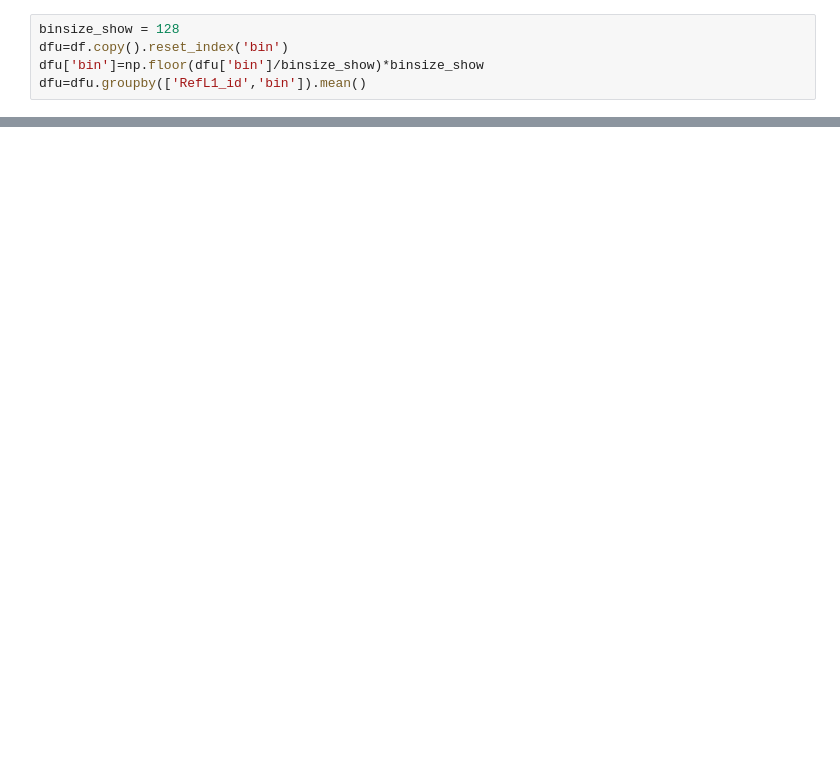
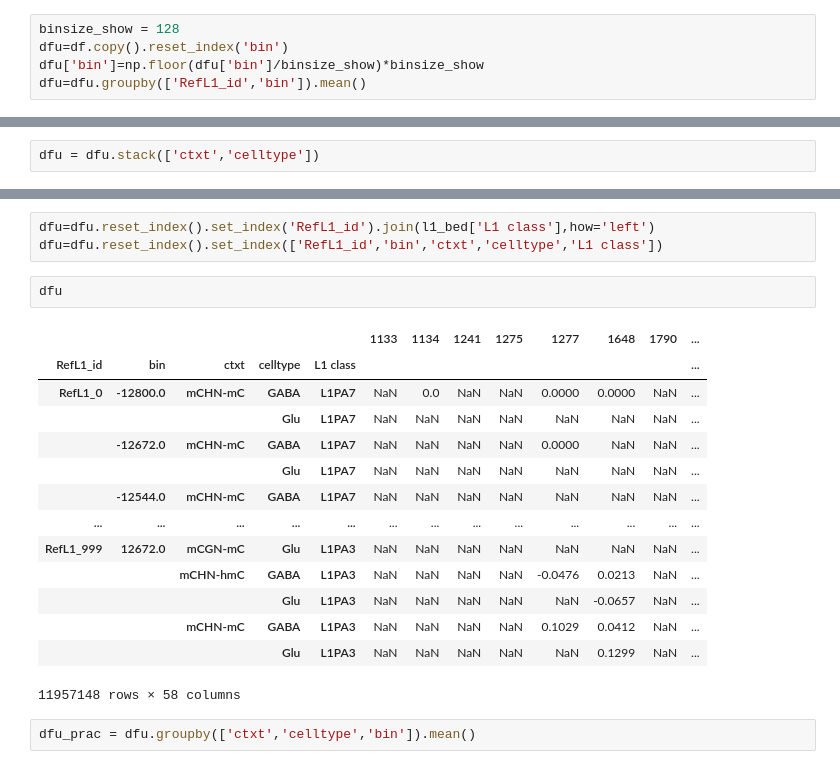
Before and after one commit to dmnburrows/te_methylation_ageing, a Jupyter notebook: meth_analysis.ipynb, the cells around one changed output, grey strips where cells are left out. Drawn from its saved outputs; the diff is of its cells as text; blank space fills up the shorter version.

```diff
--- a/meth_analysis.ipynb
+++ b/meth_analysis.ipynb
@@ -465,3 +492,5 @@ dfu
 |  | 12544.0 | NaN | 0.0606 | NaN | 0.0152 | NaN | 0.0688 | NaN | 0.0496 | NaN | ... |
 |  | 12672.0 | 0.4 | 0.0274 | NaN | 0.1176 | 0.2857 | 0.1081 | 0.625 | 0.0200 | 0.6000 | ... |
 1991527 rows × 348 columns
+# %%
+dfu = dfu.stack(['ctxt','celltype'])
@@ -467,0 +514,22 @@ dfu
+# %%
+dfu=dfu.reset_index().set_index('RefL1_id').join(l1_bed['L1 class'],how='left')
+dfu=dfu.reset_index().set_index(['RefL1_id','bin','ctxt','celltype','L1 class'])
+# %%
+dfu
+# %% [output]
+|  |  |  |  |  | 1133 | 1134 | 1241 | 1275 | 1277 | 1648 | 1790 | ... |
+| RefL1_id | bin | ctxt | celltype | L1 class |  |  |  |  |  |  |  | ... |
+| RefL1_0 | -12800.0 | mCHN-mC | GABA | L1PA7 | NaN | 0.0 | NaN | NaN | 0.0000 | 0.0000 | NaN | ... |
+|  |  |  | Glu | L1PA7 | NaN | NaN | NaN | NaN | NaN | NaN | NaN | ... |
+|  | -12672.0 | mCHN-mC | GABA | L1PA7 | NaN | NaN | NaN | NaN | 0.0000 | NaN | NaN | ... |
+|  |  |  | Glu | L1PA7 | NaN | NaN | NaN | NaN | NaN | NaN | NaN | ... |
+|  | -12544.0 | mCHN-mC | GABA | L1PA7 | NaN | NaN | NaN | NaN | NaN | NaN | NaN | ... |
+| ... | ... | ... | ... | ... | ... | ... | ... | ... | ... | ... | ... | ... |
+| RefL1_999 | 12672.0 | mCGN-mC | Glu | L1PA3 | NaN | NaN | NaN | NaN | NaN | NaN | NaN | ... |
+|  |  | mCHN-hmC | GABA | L1PA3 | NaN | NaN | NaN | NaN | -0.0476 | 0.0213 | NaN | ... |
+|  |  |  | Glu | L1PA3 | NaN | NaN | NaN | NaN | NaN | -0.0657 | NaN | ... |
+|  |  | mCHN-mC | GABA | L1PA3 | NaN | NaN | NaN | NaN | 0.1029 | 0.0412 | NaN | ... |
+|  |  |  | Glu | L1PA3 | NaN | NaN | NaN | NaN | NaN | 0.1299 | NaN | ... |
+11957148 rows × 58 columns
+# %%
+dfu_prac = dfu.groupby(['ctxt','celltype','bin']).mean()
```
Also changed, not shown: parts of 15 cells of this notebook, 2 other files.
